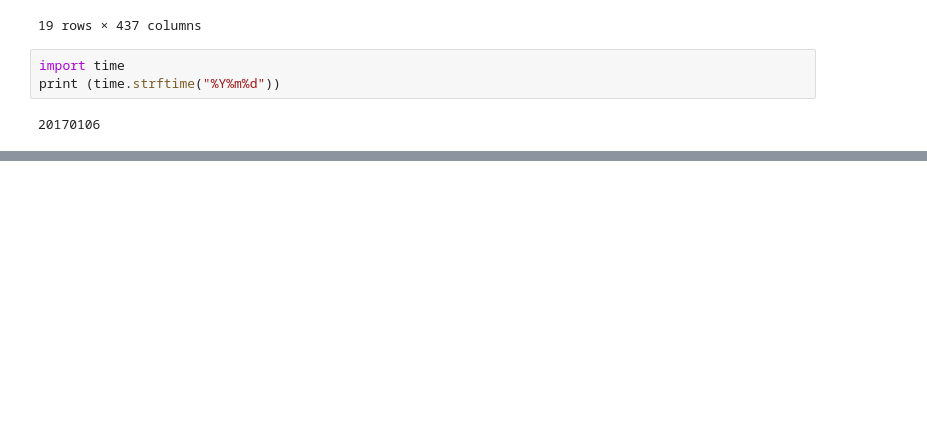
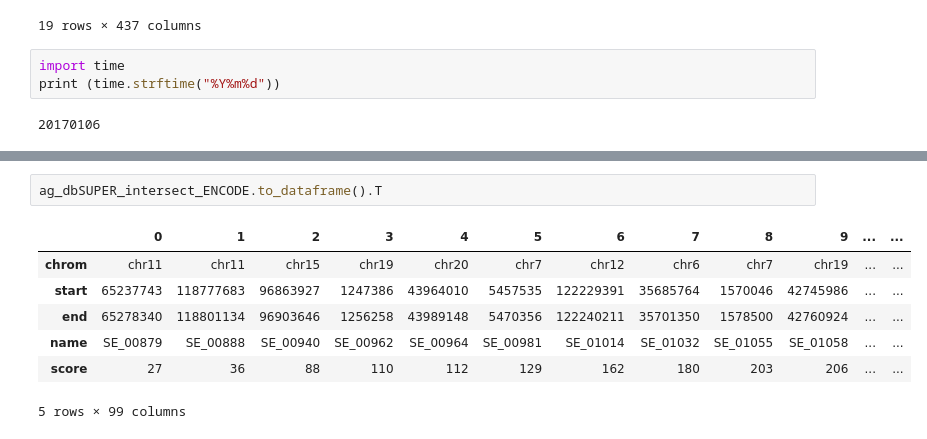
Before and after one commit to mvanzetti/thesis, a Jupyter notebook: notebooks/File Processing Analysis.ipynb, the cells around one changed output, grey strips where cells are left out. Cells and saved outputs as stored; diff of their text form; blank space fills up the shorter version.

```diff
--- a/notebooks/File Processing Analysis.ipynb
+++ b/notebooks/File Processing Analysis.ipynb
@@ -277,0 +394,10 @@ d
+# %%
+ag_dbSUPER_intersect_ENCODE.to_dataframe().T
+# %% [output]
+|  | 0 | 1 | 2 | 3 | 4 | 5 | 6 | 7 | 8 | 9 | ... | ... |
+| chrom | chr11 | chr11 | chr15 | chr19 | chr20 | chr7 | chr12 | chr6 | chr7 | chr19 | ... | ... |
+| start | 65237743 | 118777683 | 96863927 | 1247386 | 43964010 | 5457535 | 122229391 | 35685764 | 1570046 | 42745986 | ... | ... |
+| end | 65278340 | 118801134 | 96903646 | 1256258 | 43989148 | 5470356 | 122240211 | 35701350 | 1578500 | 42760924 | ... | ... |
+| name | SE_00879 | SE_00888 | SE_00940 | SE_00962 | SE_00964 | SE_00981 | SE_01014 | SE_01032 | SE_01055 | SE_01058 | ... | ... |
+| score | 27 | 36 | 88 | 110 | 112 | 129 | 162 | 180 | 203 | 206 | ... | ... |
+5 rows × 99 columns
```
Also changed, not shown: parts of 24 cells of this notebook, 2 other files.
